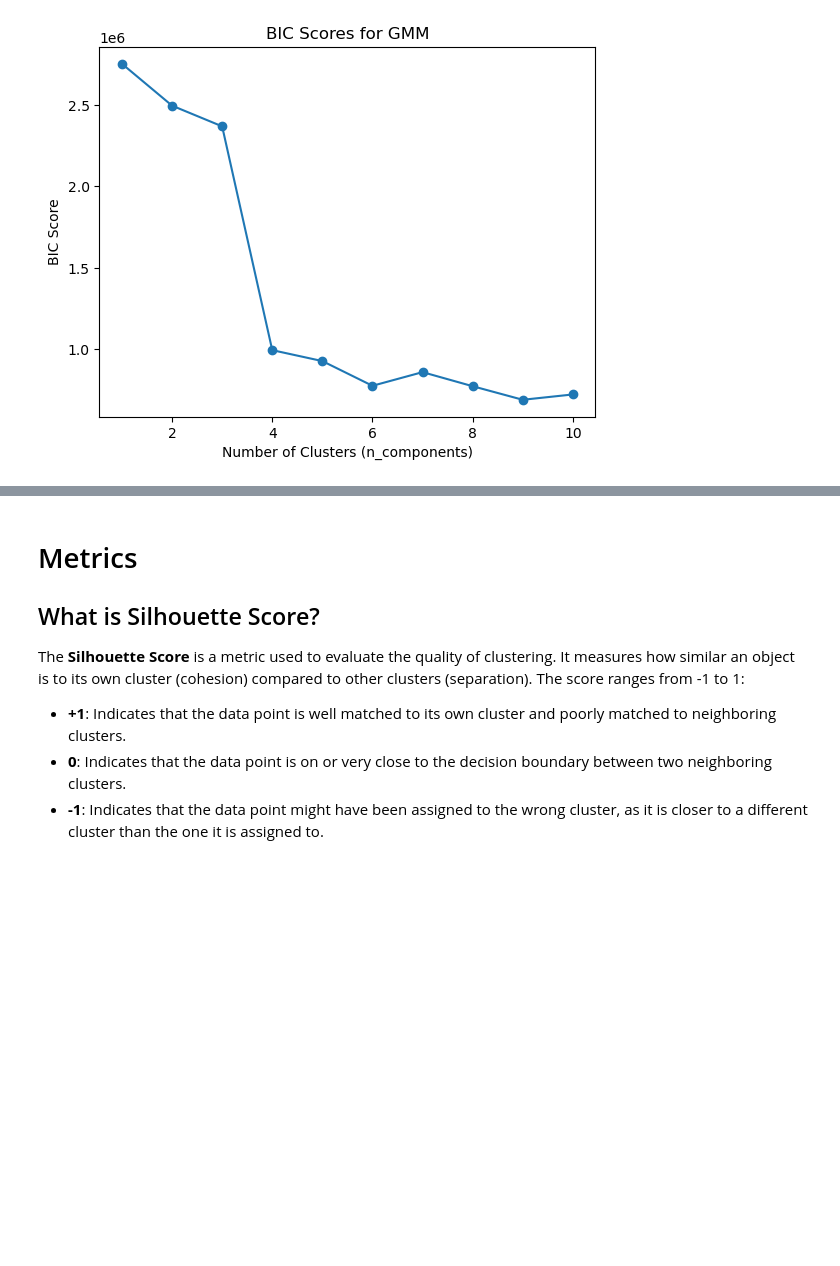
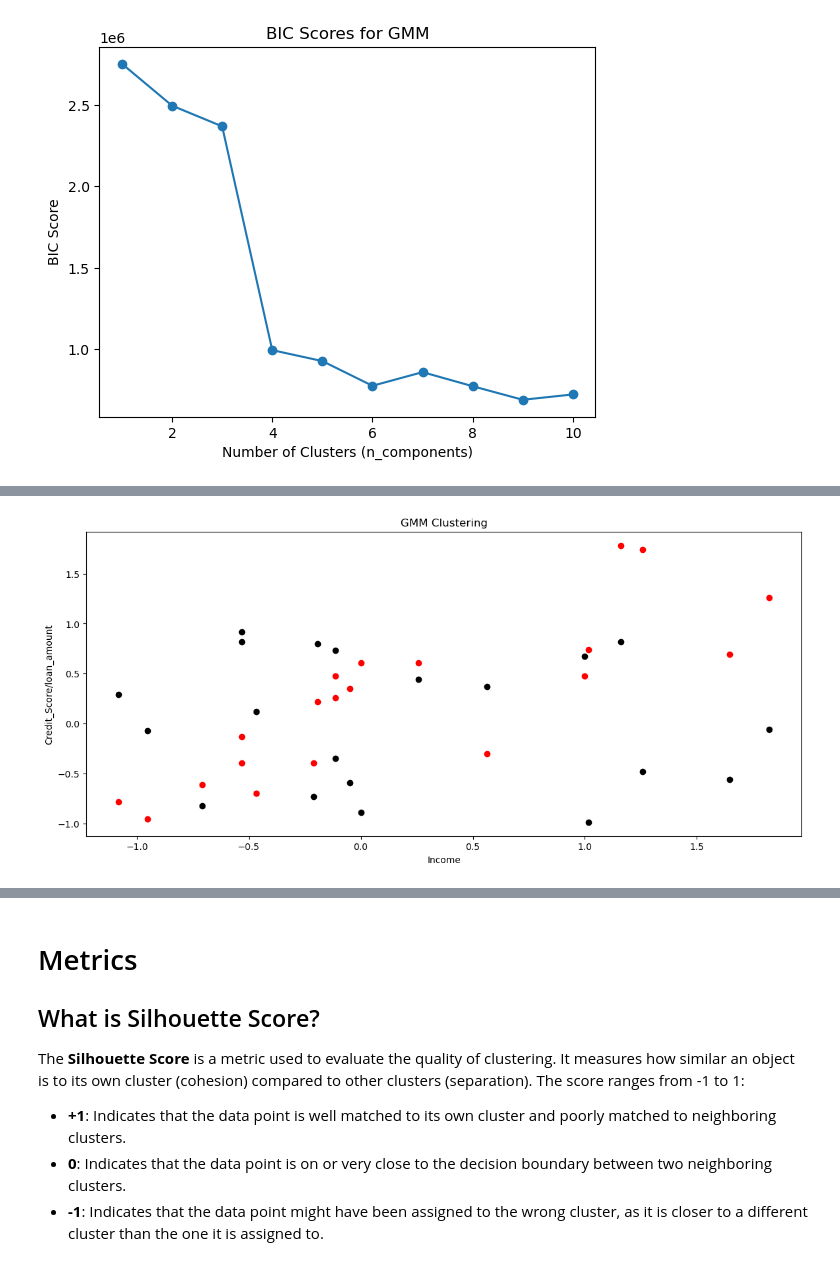
Before and after one commit to kaizenx/csca5632-week5, a Jupyter notebook: unsupervisedfinalproject.ipynb, the cells around one changed output, grey strips where cells are left out. Saved outputs shown, nothing was run; the diff lists cells and outputs as text; code cells hidden in the pictures; blank space fills up the shorter version.

```diff
--- a/unsupervisedfinalproject.ipynb
+++ b/unsupervisedfinalproject.ipynb
@@ -620,3 +653,21 @@ plt.show()
+# %%
+gmm = GaussianMixture(n_components=3, covariance_type='full',  n_init=10,  max_iter=1000)
+gmm_labels = gmm.fit_predict(pca_features)
+
+# Add cluster labels to the original dataframe for both methods
+data['GMM_Cluster'] = gmm_labels
+
+# Plot GMM Clustering
+plt.figure(figsize=(14, 6))
+plt.scatter(data['income'][:20], data['Credit_Score'][:20], color = 'black')
+plt.scatter(data['income'][:20] , data['loan_amount'][:20] , color = 'red')
+plt.title('GMM Clustering')
+plt.xlabel('Income')
+plt.ylabel('Credit_Score/loan_amount')
+
+plt.show()
+# %% [output]
+[figure, added]
 # %%
 cluster_summary = data.groupby('GMM_Cluster').mean()
 print(cluster_summary)
```
Also changed, not shown: parts of 7 cells of this notebook.
